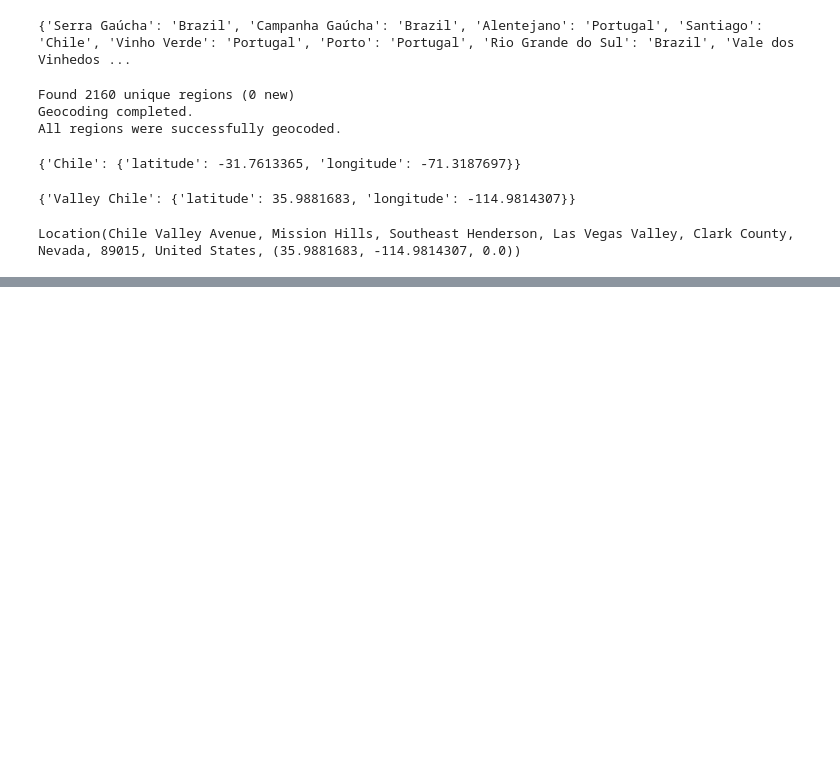
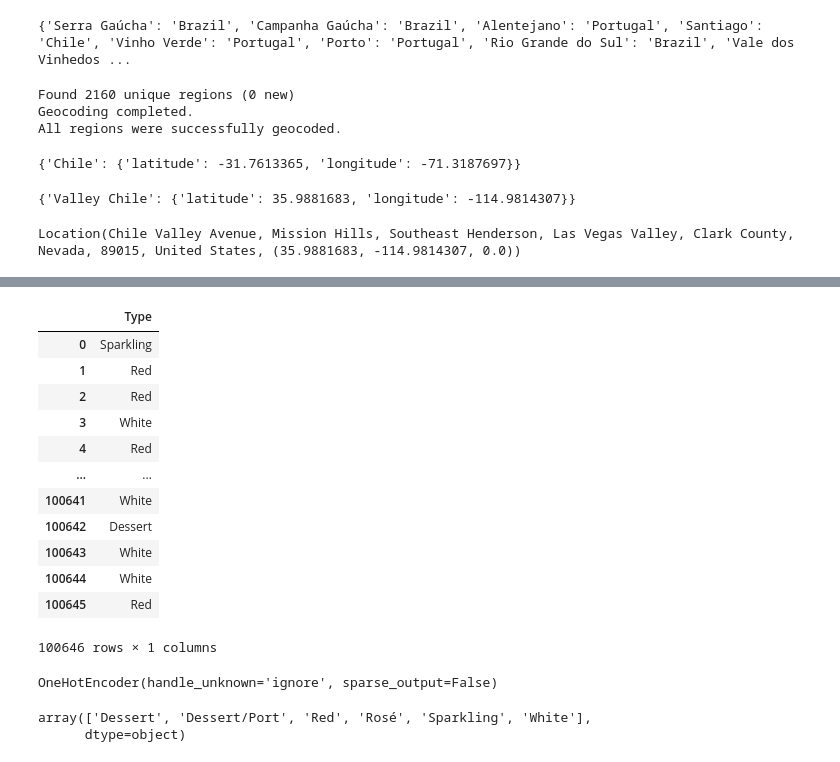
Before and after one commit to Obispodino/cvino, a Jupyter notebook: notebooks/exploration_MJ.ipynb, the cells around one changed output, grey strips where cells are left out. Saved outputs shown, nothing was run; the diff lists cells and outputs as text; code cells hidden in the pictures; blank space fills up the shorter version.

```diff
--- a/notebooks/exploration_MJ.ipynb
+++ b/notebooks/exploration_MJ.ipynb
@@ -327,0 +312,27 @@ print("=== PREPARING FEATURES FOR k-NN MODEL ===")
+# %%
+wd [['Type']]
+# %% [output]
+|  | Type |
+| 0 | Sparkling |
+| 1 | Red |
+| 2 | Red |
+| 3 | White |
+| 4 | Red |
+| ... | ... |
+| 100641 | White |
+| 100642 | Dessert |
+| 100643 | White |
+| 100644 | White |
+| 100645 | Red |
+100646 rows × 1 columns
+# %%
+type_encoder = OneHotEncoder(sparse_output=False, handle_unknown='ignore')
+type_encoded = type_encoder.fit_transform(wd [['Type']])
+type_encoder
+# %% [output]
+OneHotEncoder(handle_unknown='ignore', sparse_output=False)
+# %%
+type_encoder.categories_[0]
+# %% [output]
+array(['Dessert', 'Dessert/Port', 'Red', 'Rosé', 'Sparkling', 'White'],
+      dtype=object)
```
Also changed, not shown: parts of 2 cells of this notebook, 12 other files.
